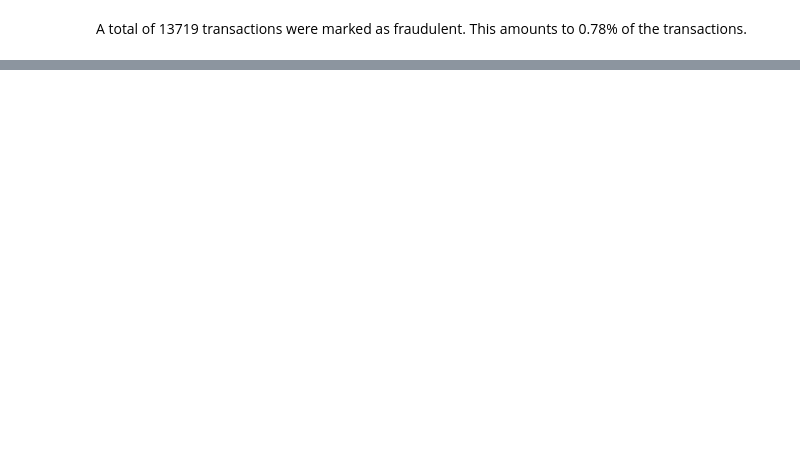
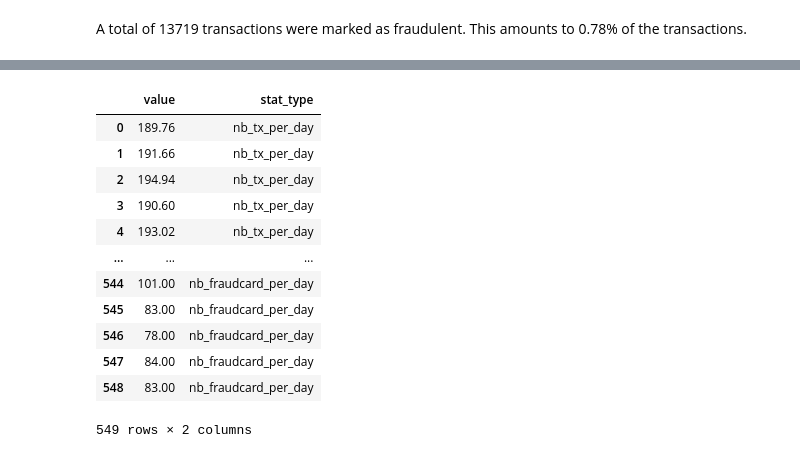
Before and after one commit to ShawnLiu119/Fraud_Detection_Credit, a Jupyter notebook: Dataset_simulation.ipynb, the cells around one changed output, grey strips where cells are left out. Drawn from its saved outputs; the diff is of its cells as text; code cells hidden in the pictures; blank space fills up the shorter version.

```diff
--- a/Dataset_simulation.ipynb
+++ b/Dataset_simulation.ipynb
@@ -589,5 +589,5 @@ def get_stats(transactions_df):
 
 n_days=len(nb_tx_per_day)
 tx_stats=pd.DataFrame({"value":pd.concat([nb_tx_per_day/50,nb_fraud_per_day,nb_fraudcard_per_day])})
-# tx_stats['stat_type']=["nb_tx_per_day"]*n_days+["nb_fraud_per_day"]*n_days+["nb_fraudcard_per_day"]*n_days
-# tx_stats=tx_stats.reset_index()
+tx_stats['stat_type']=["nb_tx_per_day"]*n_days+["nb_fraud_per_day"]*n_days+["nb_fraudcard_per_day"]*n_days
+tx_stats=tx_stats.reset_index()
@@ -603,0 +608,16 @@ tx_stats.head()
+# %%
+tx_stats[['value', 'stat_type']]
+# %% [output]
+|  | value | stat_type |
+| 0 | 189.76 | nb_tx_per_day |
+| 1 | 191.66 | nb_tx_per_day |
+| 2 | 194.94 | nb_tx_per_day |
+| 3 | 190.60 | nb_tx_per_day |
+| 4 | 193.02 | nb_tx_per_day |
+| ... | ... | ... |
+| 544 | 101.00 | nb_fraudcard_per_day |
+| 545 | 83.00 | nb_fraudcard_per_day |
+| 546 | 78.00 | nb_fraudcard_per_day |
+| 547 | 84.00 | nb_fraudcard_per_day |
+| 548 | 83.00 | nb_fraudcard_per_day |
+549 rows × 2 columns
```
Also changed, not shown: parts of 13 cells of this notebook.
